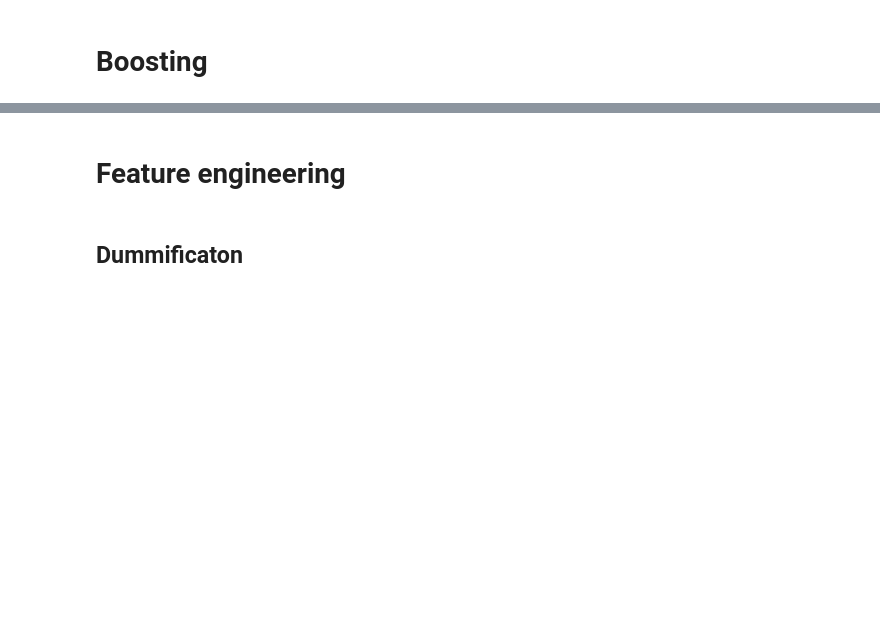
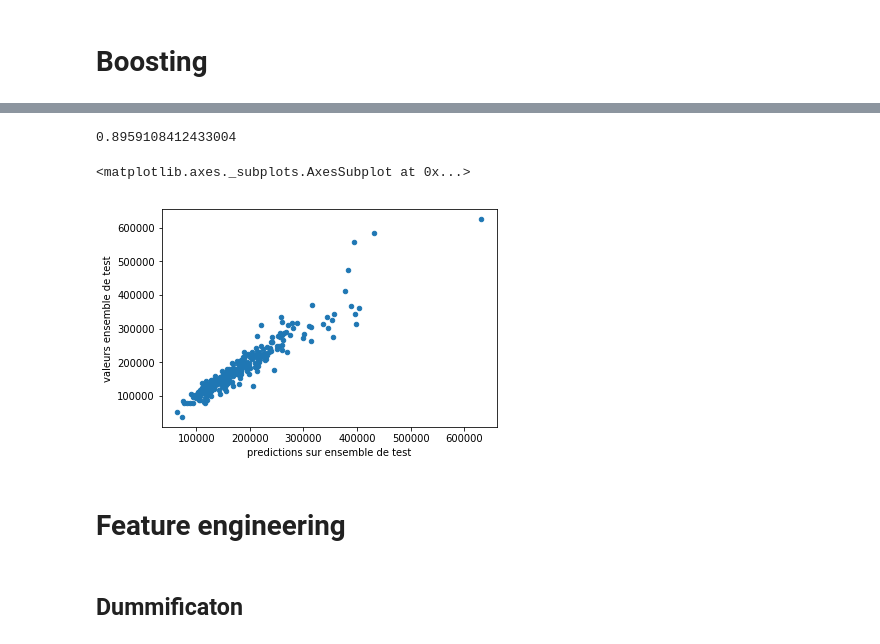
Before and after one commit to vlandeau/data_dojo, a Jupyter notebook: seconde_seance/Correction Modèles Avancés.ipynb, the cells around one changed output, grey strips where cells are left out. Drawn from its saved outputs; the diff is of its cells as text; code cells hidden in the pictures; blank space fills up the shorter version.

```diff
--- a/seconde_seance/Correction Modèles Avancés.ipynb
+++ b/seconde_seance/Correction Modèles Avancés.ipynb
@@ -418,6 +439,6 @@ predictions_vs_realite_bootstrap_aggregation.plot.scatter(x="predictions sur ens
 # %% [markdown]
 ![title](random_forest.png)
 # %%
-rf = RandomForestRegressor(max_depth=50, n_estimators=1000, n_jobs=-1)
+rf = RandomForestRegressor(max_depth=10, n_estimators=1000, n_jobs=-1)
 # %%
 rf.fit(x_train, y_train)
@@ -426,10 +456,3 @@ rf.score(x_test, y_test)
-# %%
-scores = {}
-for n in range(100, 2000, 100):
-    rf = RandomForestRegressor(n_estimators=n)
-    rf.fit(x_train, y_train)
-    scores[n] = rf.score(x_test, y_test)
-sns.tsplot(data=list(scores.values()))
 # %% [markdown]
 # Boosting
 # %% [markdown]
@@ -440,5 +471,14 @@ gbm.fit(x_train, y_train)
 # %%
 gbm.score(x_test, y_test)
+# %% [output]
+0.8959108412433004
+# %%
+predictions_vs_realite_gbm = pd.DataFrame({"predictions sur ensemble de test": gbm.predict(x_test),
+                                       "valeurs ensemble de test": y_test})
+predictions_vs_realite_gbm.plot.scatter(x="predictions sur ensemble de test", y="valeurs ensemble de test")
+# %% [output]
+<matplotlib.axes._subplots.AxesSubplot at 0x...>
+[figure, added]
 # %% [markdown]
 # Feature engineering
 # %% [markdown]
```
Also changed, not shown: parts of 34 cells of this notebook, 1 other file.
